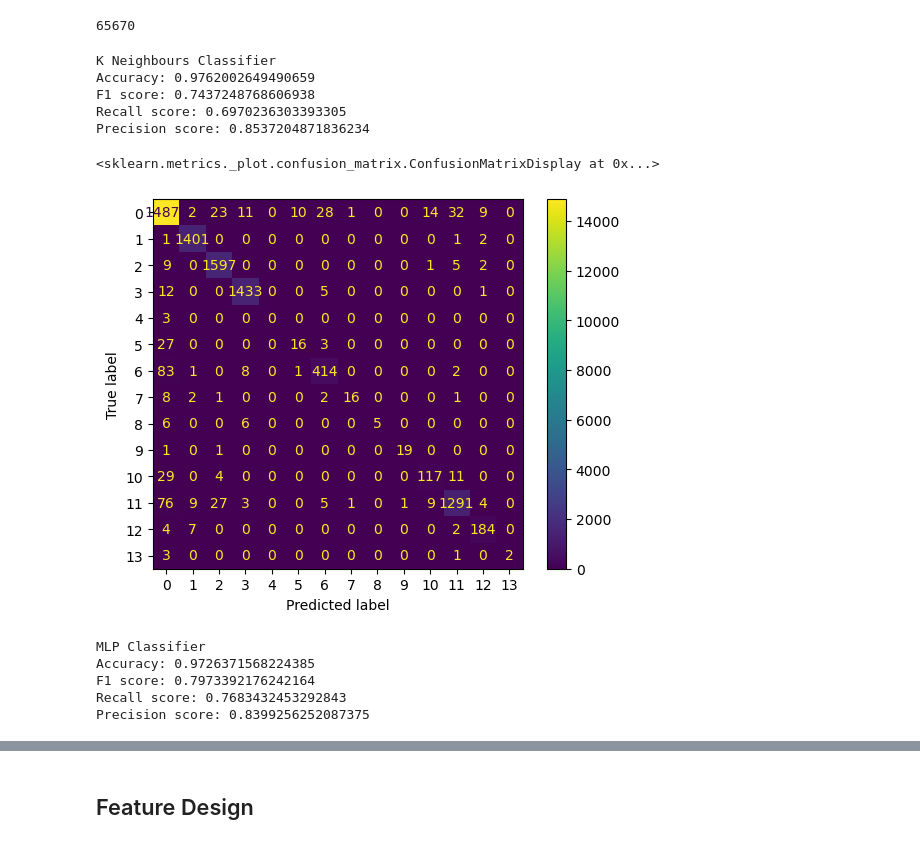
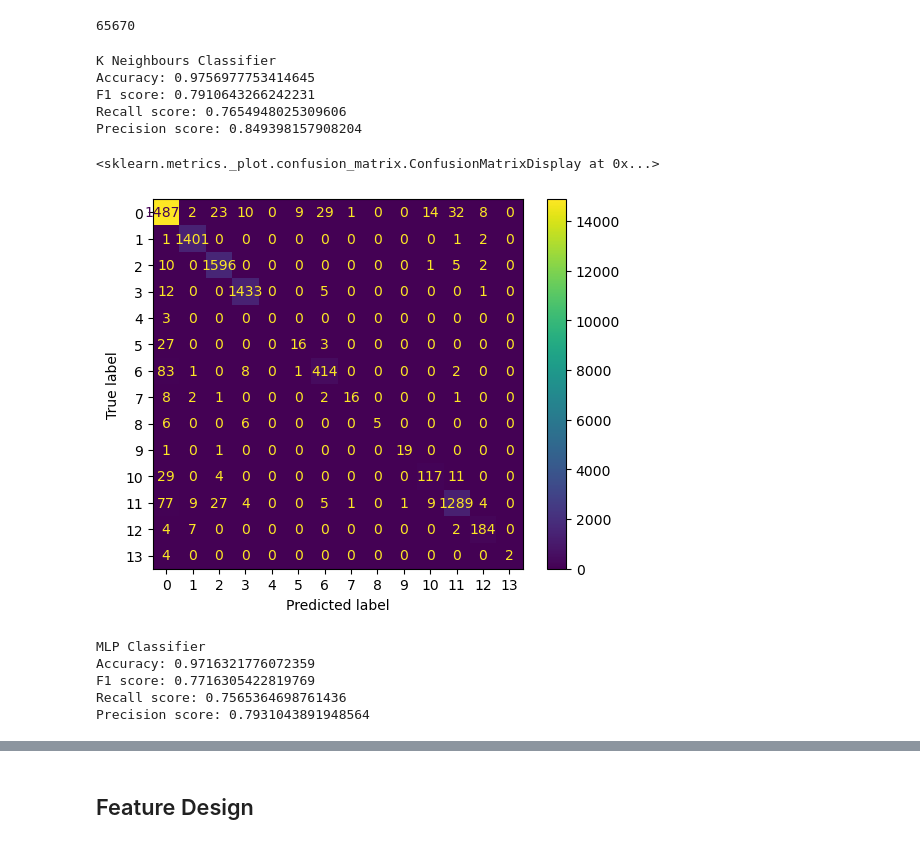
Before and after one commit to zachorrie/ML_ASS, a Jupyter notebook: CS_ARR.ipynb, the cells around one changed output, grey strips where cells are left out. Cells and saved outputs as stored; diff of their text form; code cells hidden in the pictures.

```diff
--- a/CS_ARR.ipynb
+++ b/CS_ARR.ipynb
@@ -59,7 +59,7 @@ plt.show()
 # %%
 # Parameter to determine frequency breadth of the FFT data as percentage of spectrum
 total_breadth = len(fx_train[0])
-perc =.7
+perc =.3
 
 breadth = (perc*total_breadth)
 breadth = int(breadth)
@@ -202,7 +202,7 @@ len(fx_train_mags)
 # %% [output]
 65670
 # %%
-clf_kn = KNeighborsClassifier(3)
+clf_kn = KNeighborsClassifier(1)
 clf_kn.fit(fx_train_mags, fy_train)
 y_prediction_kn = clf_kn.predict(fx_val_mags)
 print("K Neighbours Classifier")
@@ -212,17 +212,17 @@ print("Recall score: " + str(recall_score(y_val, y_prediction_kn, average='macro
 print("Precision score: " + str(precision_score(y_val, y_prediction_kn, average='macro')))
 # %% [output]
 K Neighbours Classifier
-Accuracy: 0.9762002649490659
-F1 score: 0.7437248768606938
-Recall score: 0.6970236303393305
-Precision score: 0.8537204871836234
+Accuracy: 0.9756977753414645
+F1 score: 0.7910643266242231
+Recall score: 0.7654948025309606
+Precision score: 0.849398157908204
 # %%
 #Confusion matrix
-c_matrix = confusion_matrix(y_val, y_prediction_kn)
+c_matrix = confusion_matrix(fy_val, y_prediction_kn)
 ConfusionMatrixDisplay(c_matrix).plot()
 # %% [output]
 <sklearn.metrics._plot.confusion_matrix.ConfusionMatrixDisplay at 0x...>
-[figure, old version]
+[figure, new version]
 # %%
 clf_mlp_100 = MLPClassifier(hidden_layer_sizes=(100))
 clf_mlp_100.fit(fx_train_mags, fy_train)
@@ -234,7 +234,7 @@ print("Recall score: " + str(recall_score(y_val, y_prediction_mlp_100, average='
 print("Precision score: " + str(precision_score(y_val, y_prediction_mlp_100, average='macro')))
 # %% [output]
 MLP Classifier
-Accuracy: 0.9726371568224385
-F1 score: 0.7973392176242164
-Recall score: 0.7683432453292843
-Precision score: 0.8399256252087375
+Accuracy: 0.9716321776072359
+F1 score: 0.7716305422819769
+Recall score: 0.7565364698761436
+Precision score: 0.7931043891948564
```
Also changed, not shown: parts of 6 cells of this notebook.
